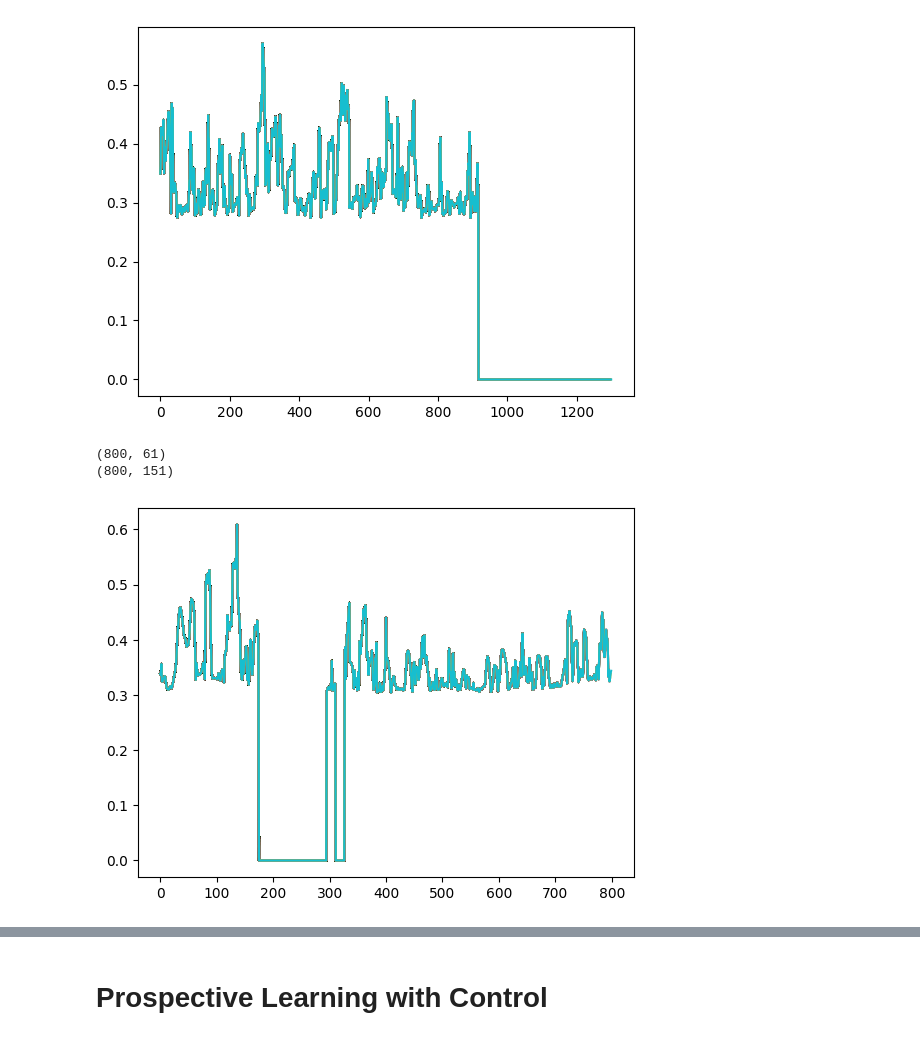
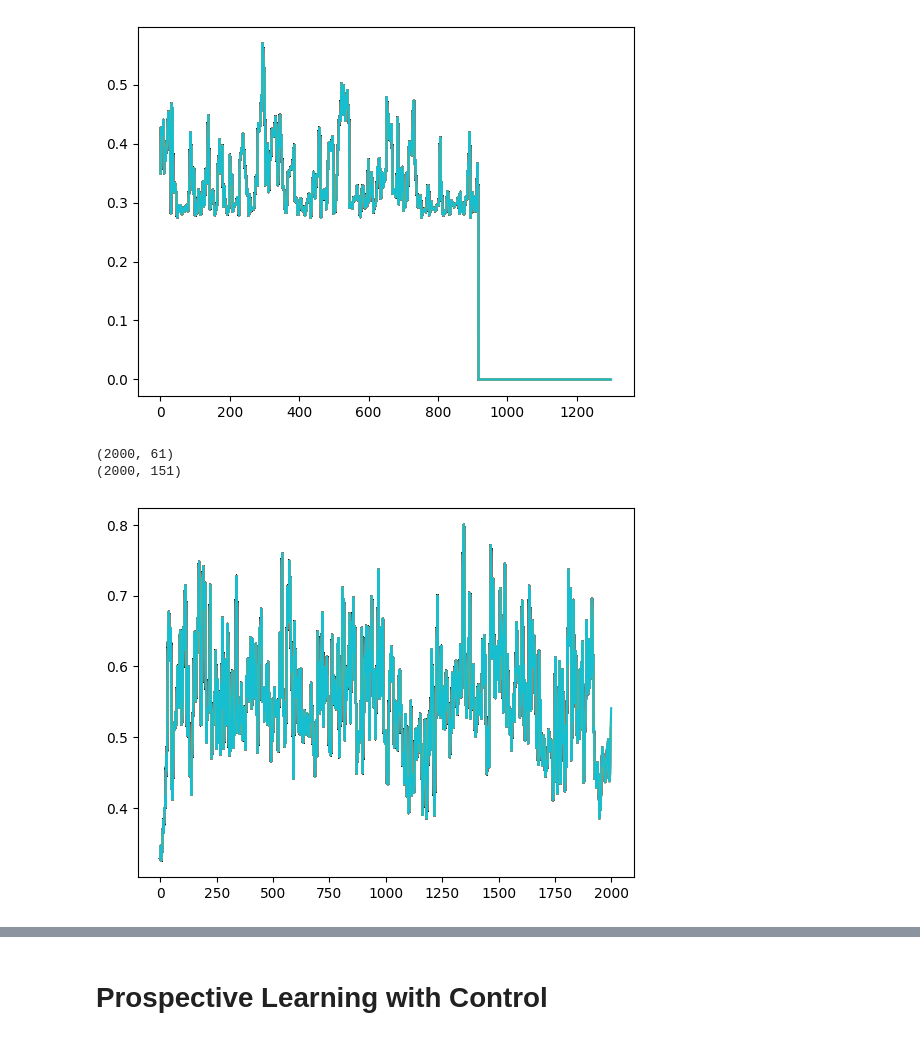
Before and after one commit to YuxinB/humanoid-bench, a Jupyter notebook: plc_train.ipynb, the cells around one changed output, grey strips where cells are left out. Saved outputs shown, nothing was run; the diff lists cells and outputs as text; code cells hidden in the pictures.

```diff
--- a/plc_train.ipynb
+++ b/plc_train.ipynb
@@ -60,7 +60,7 @@ print(OBS_arr.shape)
 (1300, 151)
 [figure]
 # %%
-max_step = 800
+max_step = 2000
 iters = 1
 OBS = []
 ACTIONS = []
@@ -68,40 +68,40 @@ REWARDS = []
 TIMES = []
 
 for ite in range(iters):
-    observation, info = env.reset(seed=8515+ite)
+    observation, info = env.reset(seed=9515+ite)
     env.action_space.seed(515+ite)
     actions = []
     observations = []
     rewards = []
     times = []
     for step in range(1,max_step+1):
         action = env.action_space.sample()
         # action = np.zeros(env.action_space.shape, dtype=np.float32) ## test with action = 0
         observation, reward, terminated, truncated, info = env.step(action)
         # done = terminated or truncated
         # if done:
         #     # print(step)
         #     break
         actions.append(action)
         observations.append(observation)
         rewards.append(reward)
         times.append(step)
         plt.plot(range(step),rewards)
 
     ACTIONS.append(actions)
     OBS.append(observations)
     REWARDS.append(np.array(rewards).reshape(-1,1))
     TIMES.append(np.array(times).reshape(-1,1))
 ACTIONS_arr =  np.vstack(ACTIONS)
 OBS_arr =  np.vstack(OBS)
 REWARDS_arr =  np.vstack(REWARDS)
 TIMES_arr =  np.vstack(TIMES)
 print(ACTIONS_arr.shape)
 print(OBS_arr.shape)
 # %% [output]
-(800, 61)
-(800, 151)
+(2000, 61)
+(2000, 151)
-[figure, old version]
+[figure, new version]
 # %%
 def time_embedding_np(t, tdim=50):
     freqs = (2 * np.pi) / np.arange(2, tdim + 1, 2)  # shape: (tdim//2,)
```
Also changed, not shown: parts of 14 cells of this notebook, 21 other files.
